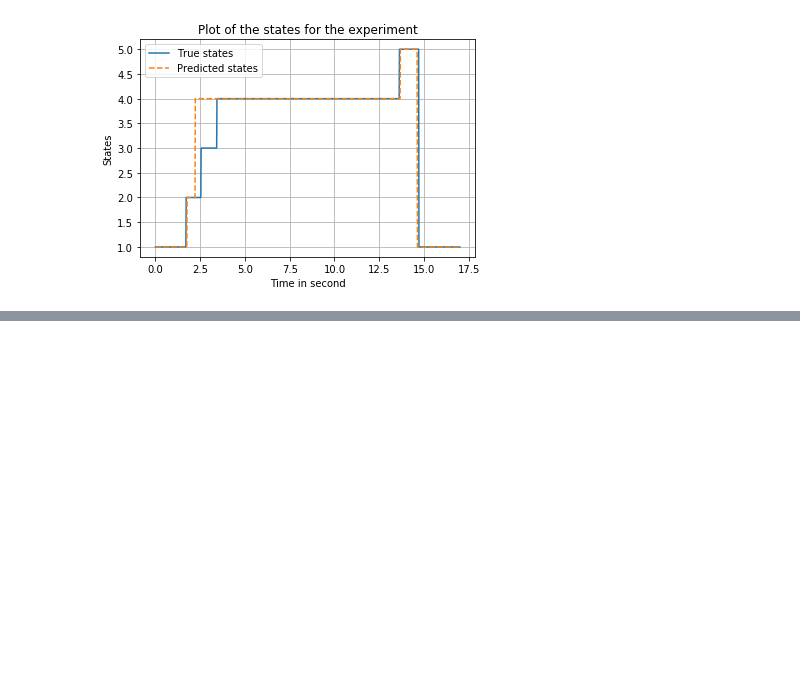
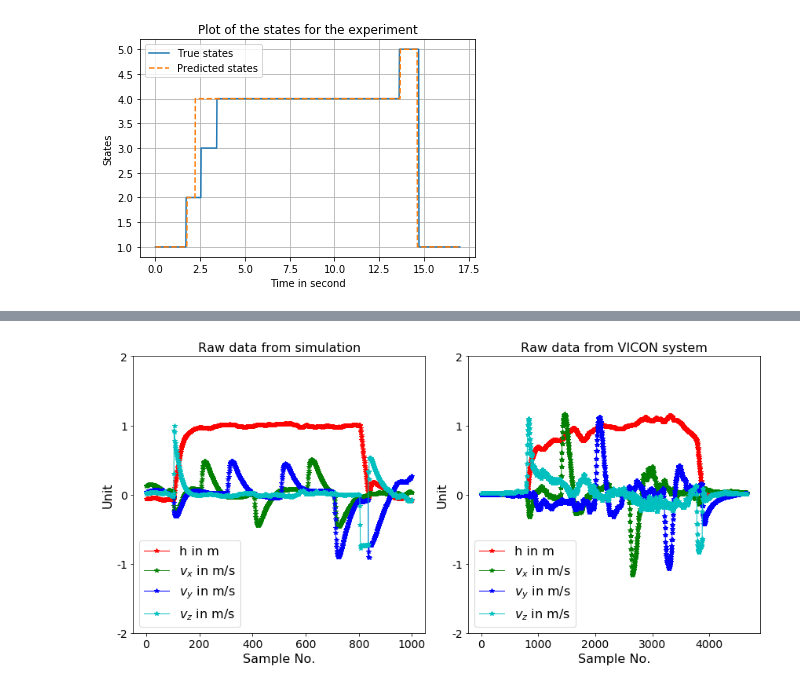
Before and after one commit to mrinmoysarkar/UAV-STATE-Estimation, a Jupyter notebook: Python_implementation/decisiontree_python_implementation.ipynb, the cells around one changed output, grey strips where cells are left out. Drawn from its saved outputs; the diff is of its cells as text; code cells hidden in the pictures; blank space fills up the shorter version.

```diff
--- a/Python_implementation/decisiontree_python_implementation.ipynb
+++ b/Python_implementation/decisiontree_python_implementation.ipynb
@@ -987,0 +1125,71 @@ plt.show()
+# %%
+X = pd.read_csv('dataset1.csv',names=[0,1,2,3,4])
+h = np.array(X[0])
+vx = np.array(X[1])
+vy = np.array(X[2])
+vz = np.array(X[3])
+
+fig, (ax1,ax2) = plt.subplots(1,2, figsize = (12,6))
+
+prunelevel=range(len(h))
+
+ax1.plot(prunelevel, h, 'r*-',label='h in m',linewidth=1)
+ax1.plot(prunelevel, vx, 'g*-',label='$v_x$ in m/s',linewidth=1)
+ax1.plot(prunelevel, vy, 'b*-',label='$v_y$ in m/s',linewidth=1)
+ax1.plot(prunelevel, vz, 'c*-',label='$v_z$ in m/s',linewidth=1)
+
+xtc = np.arange(0,len(prunelevel),200)
+xlabel=[str(i) for i in xtc]
+ytc = np.arange(-2,3,1)
+ytclbl = [str(i) for i in ytc]
+
+ax1.set_xticks(xtc)
+ax1.set_yticks(ytc)
+ax1.set_xticklabels(xlabel,fontsize=14)
+ax1.set_yticklabels(ytclbl,fontsize=14)
+ax1.legend(fontsize=16)
+ax1.set_xlabel('Sample No.',fontsize=16)
+ax1.set_ylabel('Unit',fontsize=16)
+
+ax1.set_title("Raw data from simulation",fontsize=16)
+
+X = pd.read_csv('intelDroneData.csv',names=[0,1,2,3,4])
+h = np.array(X[0])
+vx = np.array(X[1])
+vy = np.array(X[2])
+vz = np.array(X[3])
+
+tt=9320
+h=h[tt:]
+vx=vx[tt:]
+vy=vy[tt:]
+vz=vz[tt:]
+
+prunelevel=range(len(h))
+
+ax2.plot(prunelevel, h, 'r*-',label='h in m',linewidth=1)
+ax2.plot(prunelevel, vx, 'g*-',label='$v_x$ in m/s',linewidth=1)
+ax2.plot(prunelevel, vy, 'b*-',label='$v_y$ in m/s',linewidth=1)
+ax2.plot(prunelevel, vz, 'c*-',label='$v_z$ in m/s',linewidth=1)
+
+xtc = np.arange(0,len(prunelevel),1000)
+xlabel=[str(i) for i in xtc]
+ytc = np.arange(-2,3,1)
+ytclbl = [str(i) for i in ytc]
+
+ax2.set_xticks(xtc)
+ax2.set_yticks(ytc)
+ax2.set_xticklabels(xlabel,fontsize=14)
+ax2.set_yticklabels(ytclbl,fontsize=14)
+ax2.legend(fontsize=16)
+ax2.set_xlabel('Sample No.',fontsize=16)
+ax2.set_ylabel('Unit',fontsize=16)
+
+ax2.set_title("Raw data from VICON system",fontsize=16)
+
+
+fig.tight_layout()
+
+plt.show()
+# %% [output]
+[figure, added]
```
Also changed, not shown: parts of 16 cells of this notebook, 7 other files.
